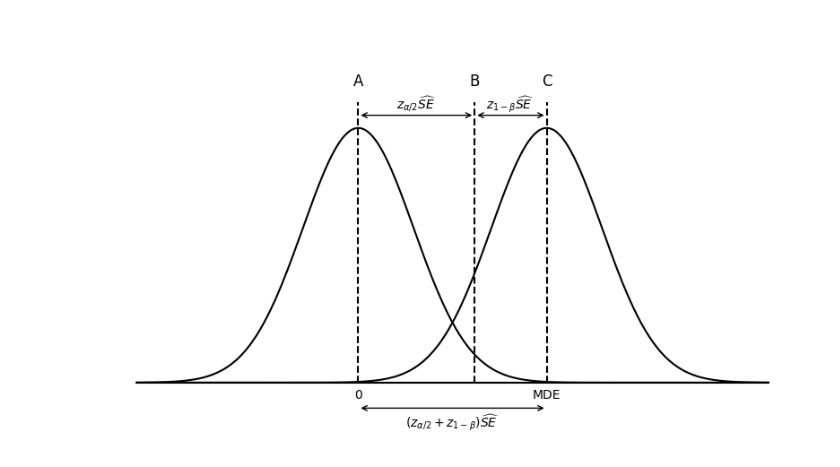
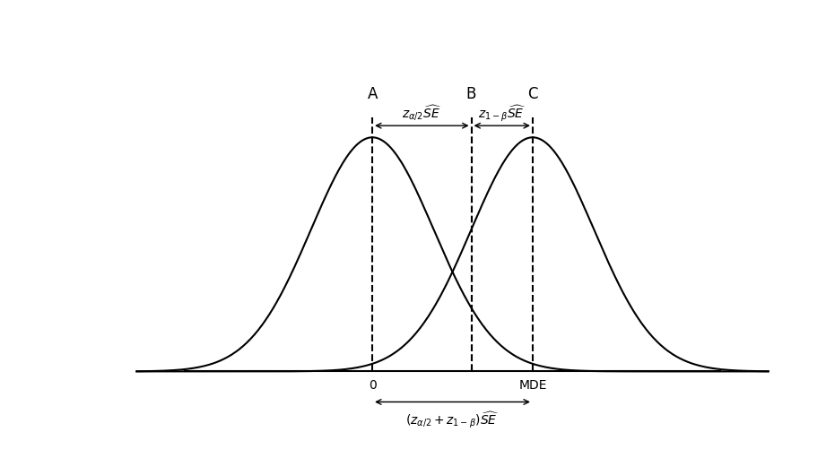
Before and after one commit to fabiangunzinger/online-experiments, a Jupyter notebook: inputs/bloom-curve.ipynb, the cells around one changed output. Drawn from its saved outputs; the diff is of its cells as text; code cells hidden in the pictures.

```diff
--- a/inputs/bloom-curve.ipynb
+++ b/inputs/bloom-curve.ipynb
@@ -6,11 +6,11 @@ import numpy as np
 fig, ax = plt.subplots(figsize=(10, 6))
 
 # Create x values with extra room
-x = np.linspace(-4, 7.4, 500)
+x = np.linspace(-5, 8.4, 500)
 null_mean = 0
 crit_value = 2.1
 alt_mean = 3.4
-se = 1
+se = 1.3
 
 # Null hypothesis distribution
 null_pdf = (1/np.sqrt(2*np.pi*se**2)) * np.exp(-0.5*((x - null_mean)/se)**2)
@@ -53,31 +53,31 @@ ax.annotate(
 ax.text((null_mean + crit_value)/2, top_arrow_height + 0.01, r'$z_{\alpha/2}\widehat{SE}$', ha='center')
 
 ax.annotate(
     '', xy=(crit_value, top_arrow_height), xytext=(alt_mean, top_arrow_height),
     arrowprops=arrow_props
 )
 ax.text((crit_value + alt_mean)/2, top_arrow_height + 0.01, r'$z_{1 - \beta}\widehat{SE}$', ha='center')
 
 # Bottom arrow moved slightly down
 bottom_arrow_height = -0.04
 ax.annotate(
     '', xy=(null_mean, bottom_arrow_height), xytext=(alt_mean, bottom_arrow_height),
     arrowprops=arrow_props
 )
 # Move label down further so it is clearly not on x-axis
 ax.text((null_mean + alt_mean)/2, bottom_arrow_height - 0.03, r'$(z_{\alpha/2} + z_{1 - \beta})\widehat{SE}$', ha='center')
 
 # Clean up axes
 ax.spines.clear()
 ax.set_ylim(bottom_arrow_height - 0.05, label_height + 0.1)
 ax.set_yticks([])
 ax.set_xlabel('')
 ax.set_ylabel('')
 ax.set_xticks([])
 ax.set_title('')
 
 fig.savefig('./bloom-curve.png', dpi=300, bbox_inches='tight')
 
 plt.show();
 # %% [output]
-[figure, old version]
+[figure, new version]
```
Also changed, not shown: 7 other files.
